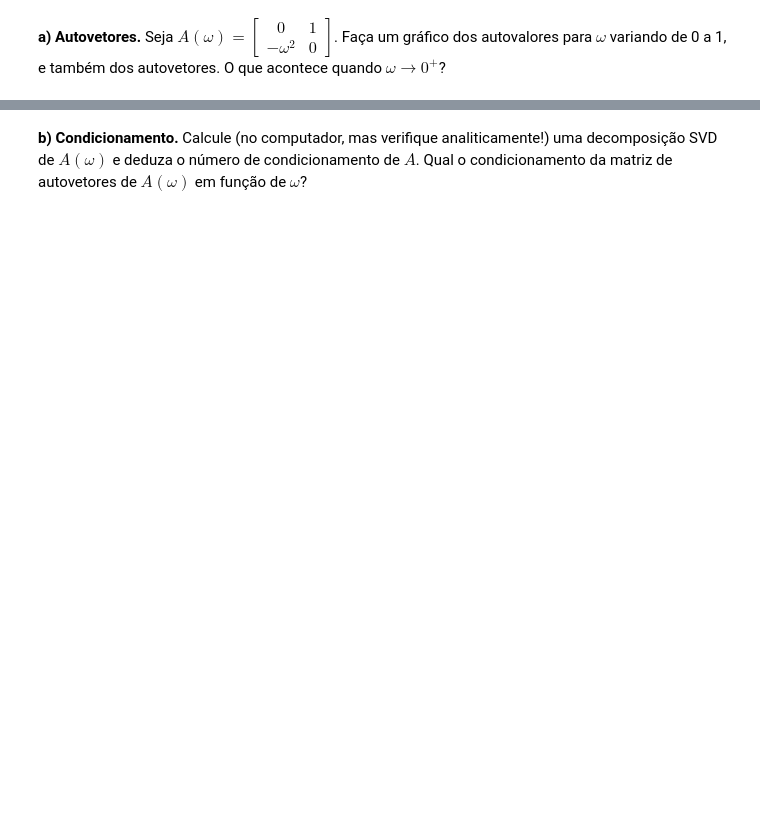
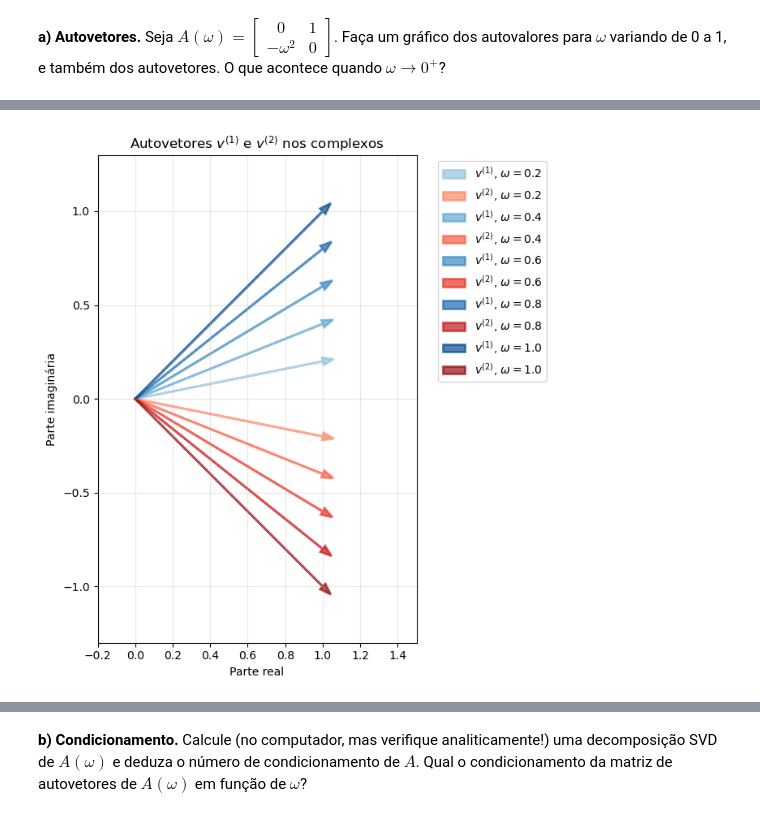
Before and after one commit to d4ruh/ALN_proj_04, a Jupyter notebook: q3.ipynb, the cells around one changed output, grey strips where cells are left out. Drawn from its saved outputs; the diff is of its cells as text; code cells hidden in the pictures; blank space fills up the shorter version.

```diff
--- a/q3.ipynb
+++ b/q3.ipynb
@@ -39,0 +66,35 @@ Quando $\omega = 0$, ambos os autovalores são ($\lambda_1 = \lambda_2 = 0$).
+# %%
+
+w = np.linspace(0.01, 1, 100)
+ws = np.array([0.2, 0.4, 0.6, 0.8, 1.0])
+
+c1 = plt.cm.Blues(np.linspace(0.4, 0.9, len(ws)))
+c2 = plt.cm.Reds(np.linspace(0.4, 0.9, len(ws)))
+
+plt.figure(figsize=(9, 7))
+
+for i, val in enumerate(ws):
+
+    plt.arrow(0, 0, 1, val, head_width=0.04, head_length=0.06,
+              fc=c1[i], ec=c1[i], alpha=0.7, linewidth=2,
+              label=f'$v^{{(1)}}$, $\omega={val}$')
+
+
+    plt.arrow(0, 0, 1, -val, head_width=0.04, head_length=0.06,
+              fc=c2[i], ec=c2[i], alpha=0.7, linewidth=2,
+              label=f'$v^{{(2)}}$, $\omega={val}$')
+
+plt.xlim(-0.2, 1.5)
+plt.ylim(-1.3, 1.3)
+plt.xlabel('Parte real')
+plt.ylabel('Parte imaginária')
+plt.title(r'Autovetores $v^{(1)}$ e $v^{(2)}$ nos complexos')
+plt.grid(True, alpha=0.3)
+plt.gca().set_aspect('equal')
+
+plt.legend(bbox_to_anchor=(1.05, 1), loc='upper left')
+plt.tight_layout()
+
+plt.show()
+# %% [output]
+[figure, added]
```
Also changed, not shown: parts of 16 cells of this notebook, 3 other files.
